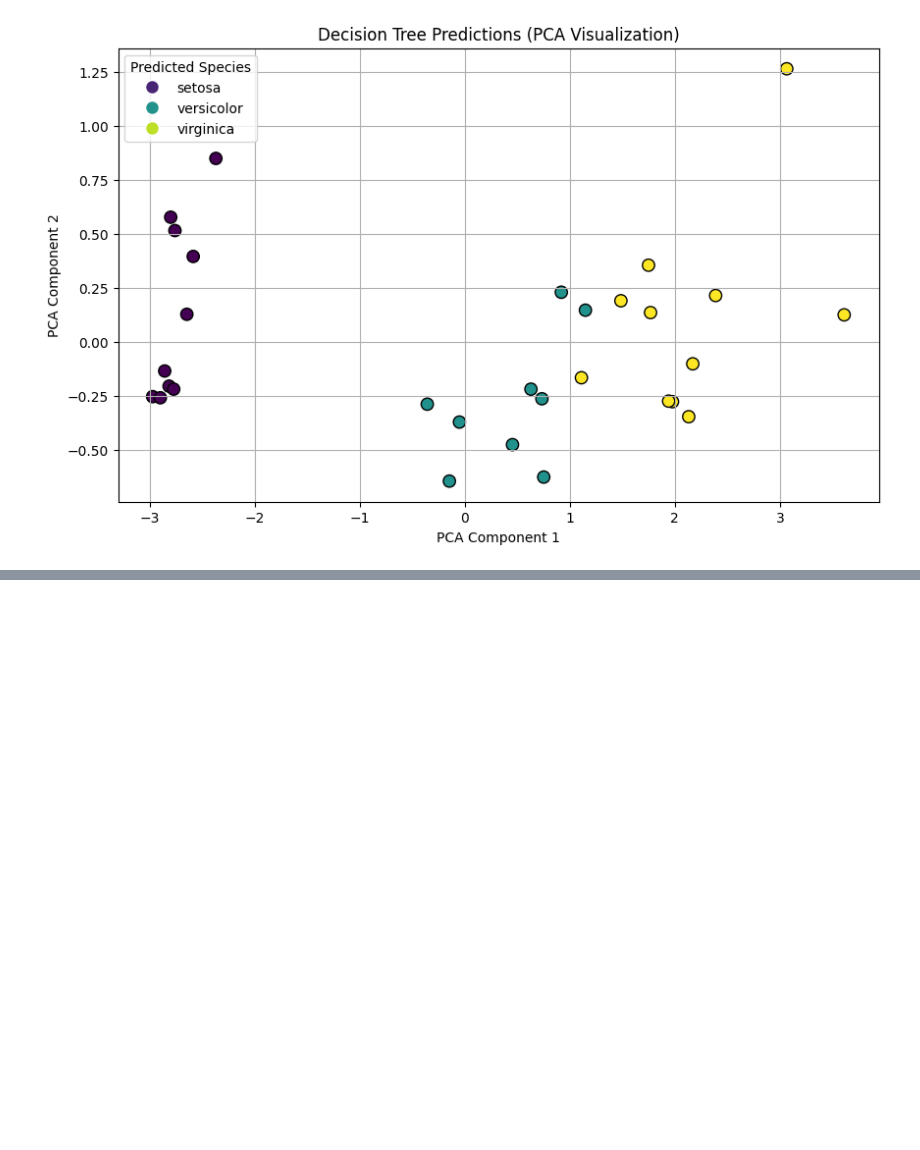
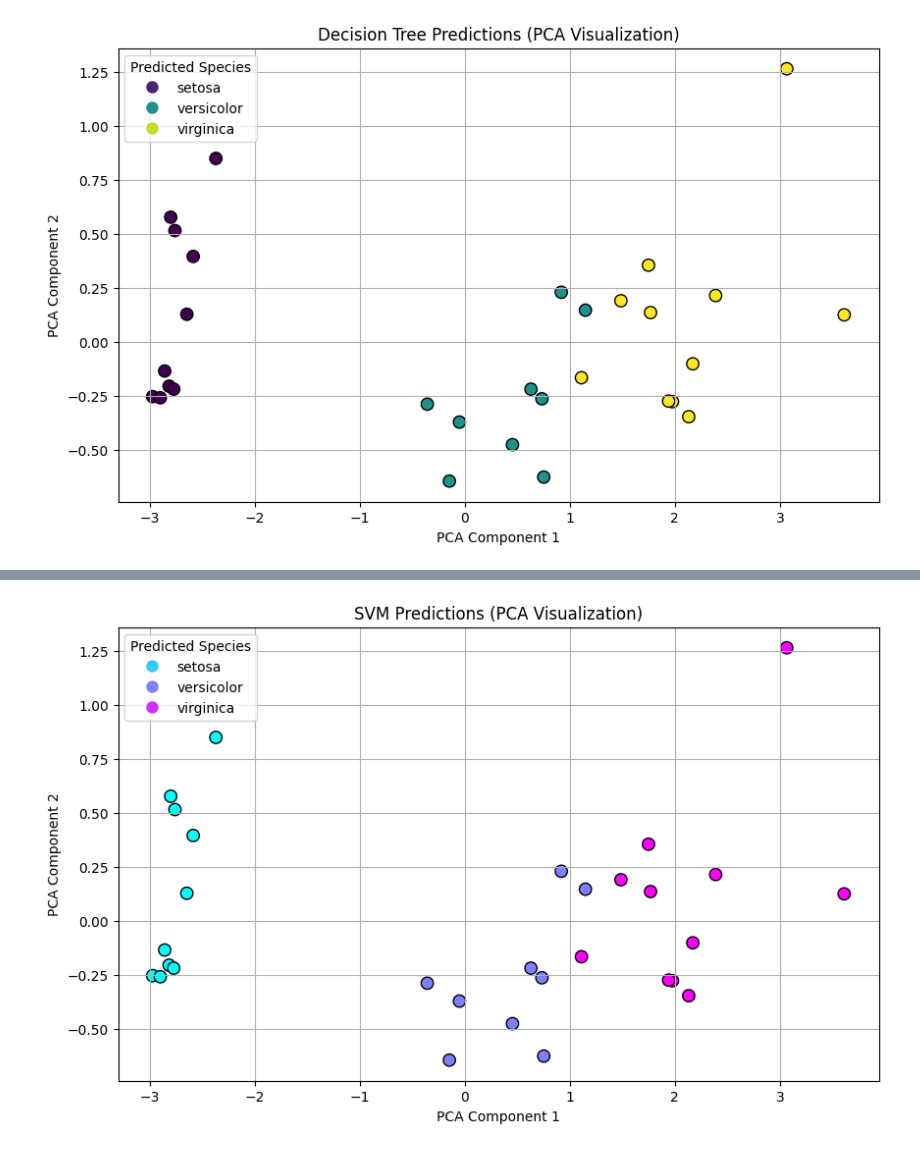
Before and after one commit to Aayushsah6969/Data, a Jupyter notebook: IRIS/notebooks/iris_analysis.ipynb, the cells around one changed output, grey strips where cells are left out. Cells and saved outputs as stored; diff of their text form; code cells hidden in the pictures; blank space fills up the shorter version.

```diff
--- a/IRIS/notebooks/iris_analysis.ipynb
+++ b/IRIS/notebooks/iris_analysis.ipynb
@@ -347,0 +395,31 @@ plt.show()
+# %%
+# Reduce dimensions
+pca = PCA(n_components=2)
+X_test_pca = pca.fit_transform(X_test)
+
+# Encode predicted labels
+le = LabelEncoder()
+y_pred_svm_encoded = le.fit_transform(y_pred_svm)
+
+# Plot
+plt.figure(figsize=(10, 6))
+scatter = plt.scatter(X_test_pca[:, 0], X_test_pca[:, 1],
+                      c=y_pred_svm_encoded, cmap='cool', s=80, edgecolors='k')
+
+plt.title('SVM Predictions (PCA Visualization)')
+plt.xlabel('PCA Component 1')
+plt.ylabel('PCA Component 2')
+plt.grid(True)
+
+# Legend
+classes = le.classes_
+handles = [plt.Line2D([0], [0], marker='o', color='w', label=cls,
+                      markerfacecolor=clr, markersize=10)
+           for cls, clr in zip(classes, plt.cm.cool([0.2, 0.5, 0.8]))]
+plt.legend(handles=handles, title="Predicted Species")
+
+# Save
+plt.savefig('../outputs/svm_pca_plot.png')
+plt.show()
+# %% [output]
+[figure, added]
```
Also changed, not shown: parts of 5 cells of this notebook, 5 other files.
